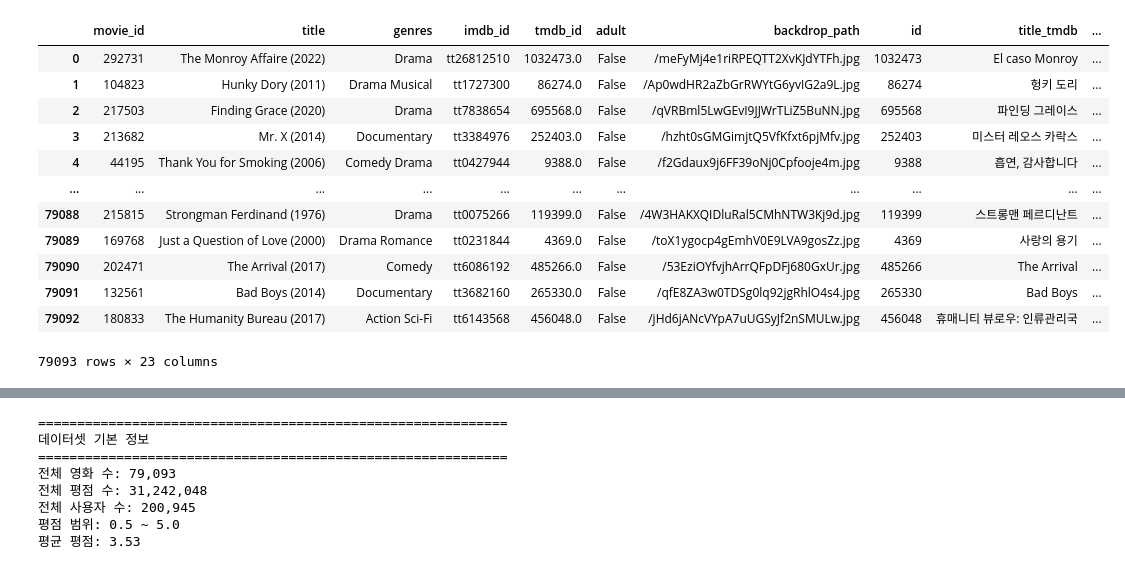
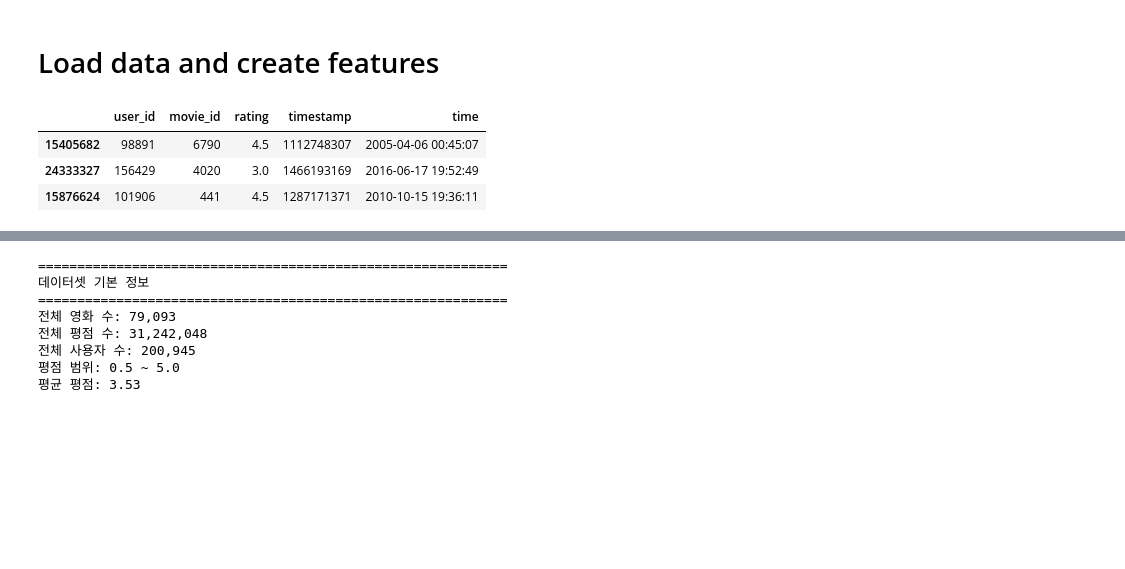
Before and after one commit to mkk4726/movie_recommendation, a Jupyter notebook: modeling/notebooks/clustering.ipynb, the cells around one changed output, grey strips where cells are left out. Drawn from its saved outputs; the diff is of its cells as text; code cells hidden in the pictures; blank space fills up the shorter version.

```diff
--- a/modeling/notebooks/clustering.ipynb
+++ b/modeling/notebooks/clustering.ipynb
@@ -6,24 +6,21 @@ import os
 project_root = os.path.abspath(os.path.join(os.getcwd(), '..', '..'))
 if project_root not in sys.path:
     sys.path.insert(0, project_root)
+# %% [markdown]
+# Load data and create features
 # %%
 from data_scraping.common.data_loader import load_movie_data, load_ratings_data
 
 movie_data = load_movie_data()
 ratings_data = load_ratings_data()
 # %%
-movie_data
+import pandas as pd
+
+with pd.option_context('display.max_columns', None):
+    display(ratings_data.sample(3))
+    display(movie_data.sample(3))
 # %% [output]
-|  | movie_id | title | genres | imdb_id | tmdb_id | adult | backdrop_path | id | title_tmdb | ... |
-| 0 | 292731 | The Monroy Affaire (2022) | Drama | tt26812510 | 1032473.0 | False | /meFyMj4e1riRPEQTT2XvKJdYTFh.jpg | 1032473 | El caso Monroy | ... |
-| 1 | 104823 | Hunky Dory (2011) | Drama Musical | tt1727300 | 86274.0 | False | /Ap0wdHR2aZbGrRWYtG6yvIG2a9L.jpg | 86274 | 헝키 도리 | ... |
-| 2 | 217503 | Finding Grace (2020) | Drama | tt7838654 | 695568.0 | False | /qVRBml5LwGEvI9JJWrTLiZ5BuNN.jpg | 695568 | 파인딩 그레이스 | ... |
-| 3 | 213682 | Mr. X (2014) | Documentary | tt3384976 | 252403.0 | False | /hzht0sGMGimjtQ5VfKfxt6pjMfv.jpg | 252403 | 미스터 레오스 카락스 | ... |
-| 4 | 44195 | Thank You for Smoking (2006) | Comedy Drama | tt0427944 | 9388.0 | False | /f2Gdaux9j6FF39oNj0Cpfooje4m.jpg | 9388 | 흡연, 감사합니다 | ... |
-| ... | ... | ... | ... | ... | ... | ... | ... | ... | ... | ... |
-| 79088 | 215815 | Strongman Ferdinand (1976) | Drama | tt0075266 | 119399.0 | False | /4W3HAKXQIDluRal5CMhNTW3Kj9d.jpg | 119399 | 스트롱맨 페르디난트 | ... |
-| 79089 | 169768 | Just a Question of Love (2000) | Drama Romance | tt0231844 | 4369.0 | False | /toX1ygocp4gEmhV0E9LVA9gosZz.jpg | 4369 | 사랑의 용기 | ... |
-| 79090 | 202471 | The Arrival (2017) | Comedy | tt6086192 | 485266.0 | False | /53EziOYfvjhArrQFpDFj680GxUr.jpg | 485266 | The Arrival | ... |
-| 79091 | 132561 | Bad Boys (2014) | Documentary | tt3682160 | 265330.0 | False | /qfE8ZA3w0TDSg0lq92jgRhlO4s4.jpg | 265330 | Bad Boys | ... |
-| 79092 | 180833 | The Humanity Bureau (2017) | Action Sci-Fi | tt6143568 | 456048.0 | False | /jHd6jANcVYpA7uUGSyJf2nSMULw.jpg | 456048 | 휴매니티 뷰로우: 인류관리국 | ... |
+|  | user_id | movie_id | rating | timestamp | time |
+| 15405682 | 98891 | 6790 | 4.5 | 1112748307 | 2005-04-06 00:45:07 |
+| 24333327 | 156429 | 4020 | 3.0 | 1466193169 | 2016-06-17 19:52:49 |
+| 15876624 | 101906 | 441 | 4.5 | 1287171371 | 2010-10-15 19:36:11 |
-79093 rows × 23 columns
```
Also changed, not shown: parts of 18 cells of this notebook, 2 other files.
